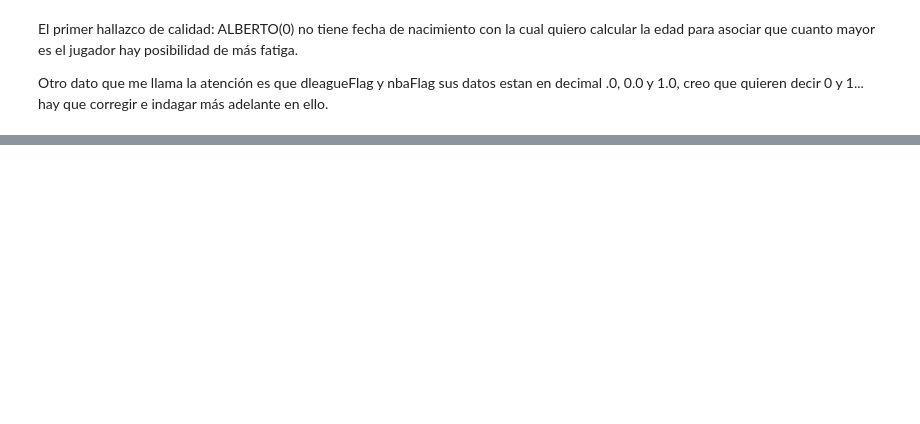
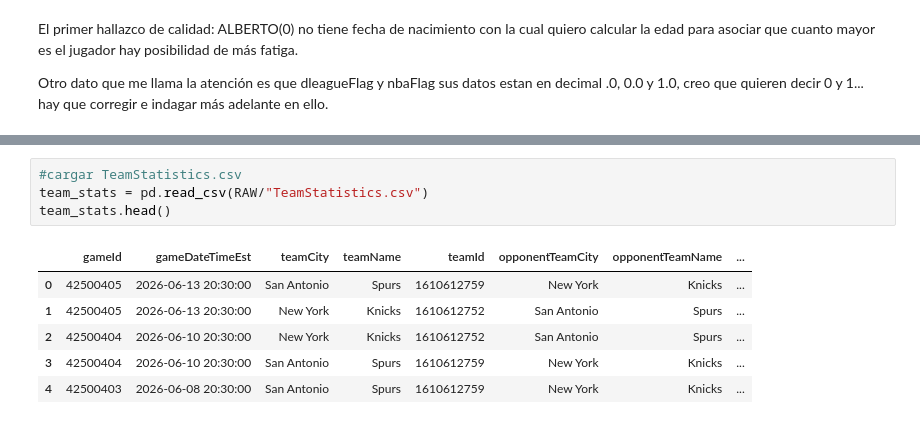
Before and after one commit to andreaga-pixel/NBA-dsci-AGA, a Jupyter notebook: project/notebooks/01-exploracion-datasetNBA.ipynb, the cells around one changed output, grey strips where cells are left out. Cells and saved outputs as stored; diff of their text form; blank space fills up the shorter version.

```diff
--- a/project/notebooks/01-exploracion-datasetNBA.ipynb
+++ b/project/notebooks/01-exploracion-datasetNBA.ipynb
@@ -39,0 +84,11 @@ Otro dato que me llama la atención es que dleagueFlag y nbaFlag sus datos estan
+# %%
+#cargar TeamStatistics.csv
+team_stats = pd.read_csv(RAW/"TeamStatistics.csv")
+team_stats.head()
+# %% [output]
+|  | gameId | gameDateTimeEst | teamCity | teamName | teamId | opponentTeamCity | opponentTeamName | ... |
+| 0 | 42500405 | 2026-06-13 20:30:00 | San Antonio | Spurs | 1610612759 | New York | Knicks | ... |
+| 1 | 42500405 | 2026-06-13 20:30:00 | New York | Knicks | 1610612752 | San Antonio | Spurs | ... |
+| 2 | 42500404 | 2026-06-10 20:30:00 | New York | Knicks | 1610612752 | San Antonio | Spurs | ... |
+| 3 | 42500404 | 2026-06-10 20:30:00 | San Antonio | Spurs | 1610612759 | New York | Knicks | ... |
+| 4 | 42500403 | 2026-06-08 20:30:00 | San Antonio | Spurs | 1610612759 | New York | Knicks | ... |
```
Also changed, not shown: parts of 9 cells of this notebook.
